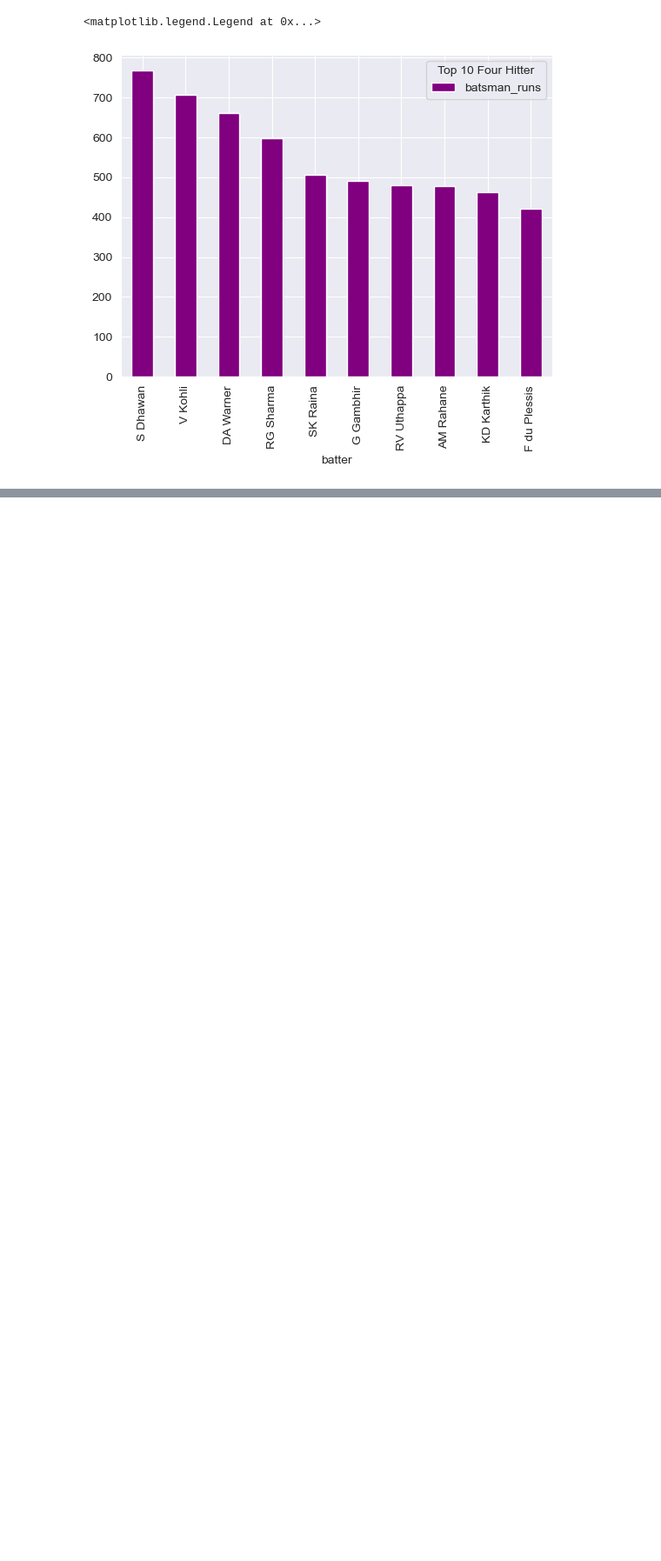
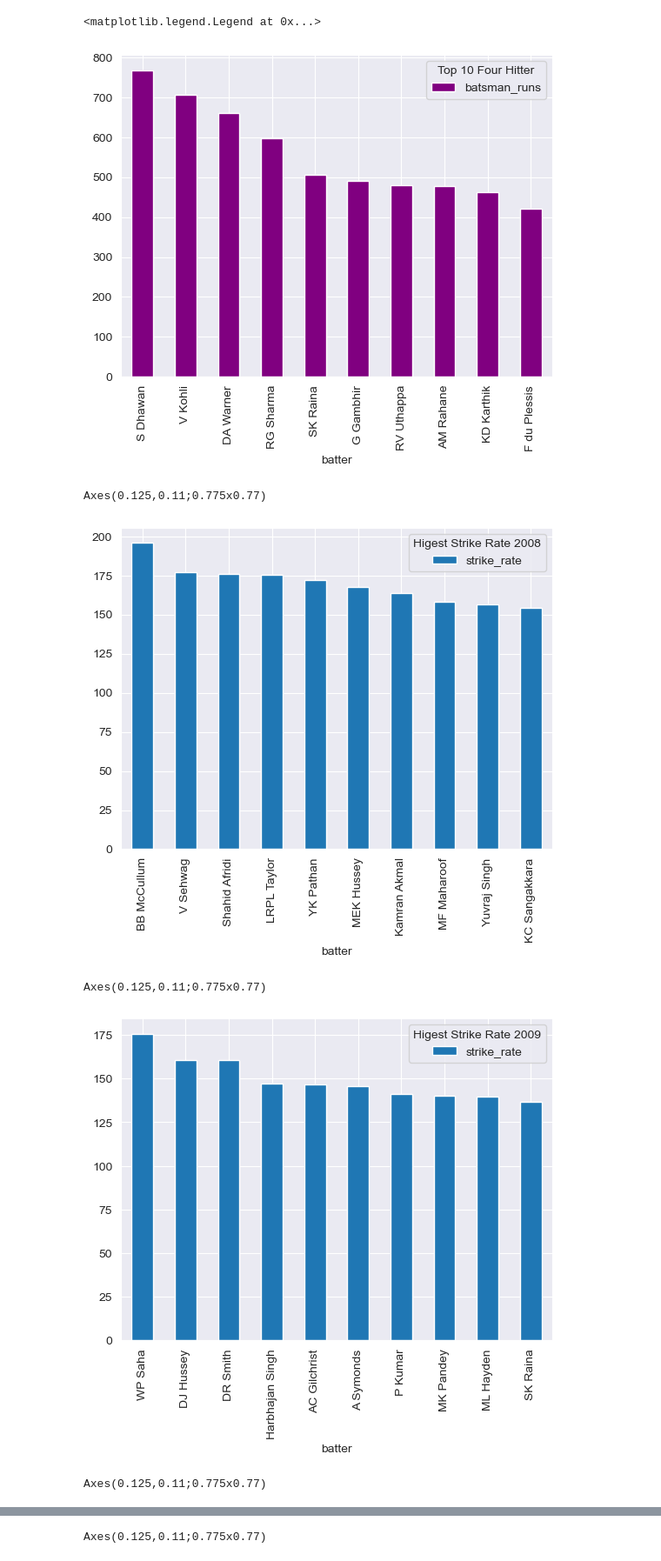
Before and after one commit to AbhishekDwivedi121/data-pre-eda, a Jupyter notebook: IPL/code/ipl_eda.ipynb, the cells around one changed output, grey strips where cells are left out. Shown at 87% size. Saved outputs shown, nothing was run; the diff lists cells and outputs as text; code cells hidden in the pictures; blank space fills up the shorter version.

```diff
--- a/IPL/code/ipl_eda.ipynb
+++ b/IPL/code/ipl_eda.ipynb
@@ -740,3 +740,34 @@ plt.legend(title = "Top 10 Four Hitter")
 # %% [output]
 <matplotlib.legend.Legend at 0x...>
 [figure]
+# %%
+for i in new_df['year'].unique():
+    temp = new_df[new_df['year'] == i]
+
+
+    strike_rate_df = temp.groupby('batter').agg({
+        'batsman_runs': 'sum',
+        'ball': 'count'
+    })
+
+    # Rename for clarity
+    strike_rate_df = strike_rate_df.rename(columns={'ball': 'balls_faced'})
+
+    # Filter out players with less than 30 balls faced
+    strike_rate_df = strike_rate_df[strike_rate_df['balls_faced'] >= 30]
+
+    # Calculate strike rate
+    strike_rate_df['strike_rate'] = (strike_rate_df['batsman_runs'] / strike_rate_df['balls_faced']) * 100
+
+    # Sort and show top 10
+    top_strike_rates = strike_rate_df.sort_values(by='strike_rate', ascending=False).head(10)
+
+    print(top_strike_rates[['strike_rate']].plot(kind = 'bar'))
+    plt.legend(title = f'Higest Strike Rate {i}')
+    plt.show()
+# %% [output]
+Axes(0.125,0.11;0.775x0.77)
+[figure, added]
+Axes(0.125,0.11;0.775x0.77)
+[figure, added]
+Axes(0.125,0.11;0.775x0.77)
@@ -742,0 +775 @@ plt.legend(title = "Top 10 Four Hitter")
+Axes(0.125,0.11;0.775x0.77)
```
Also changed, not shown: parts of 1 cell of this notebook.
